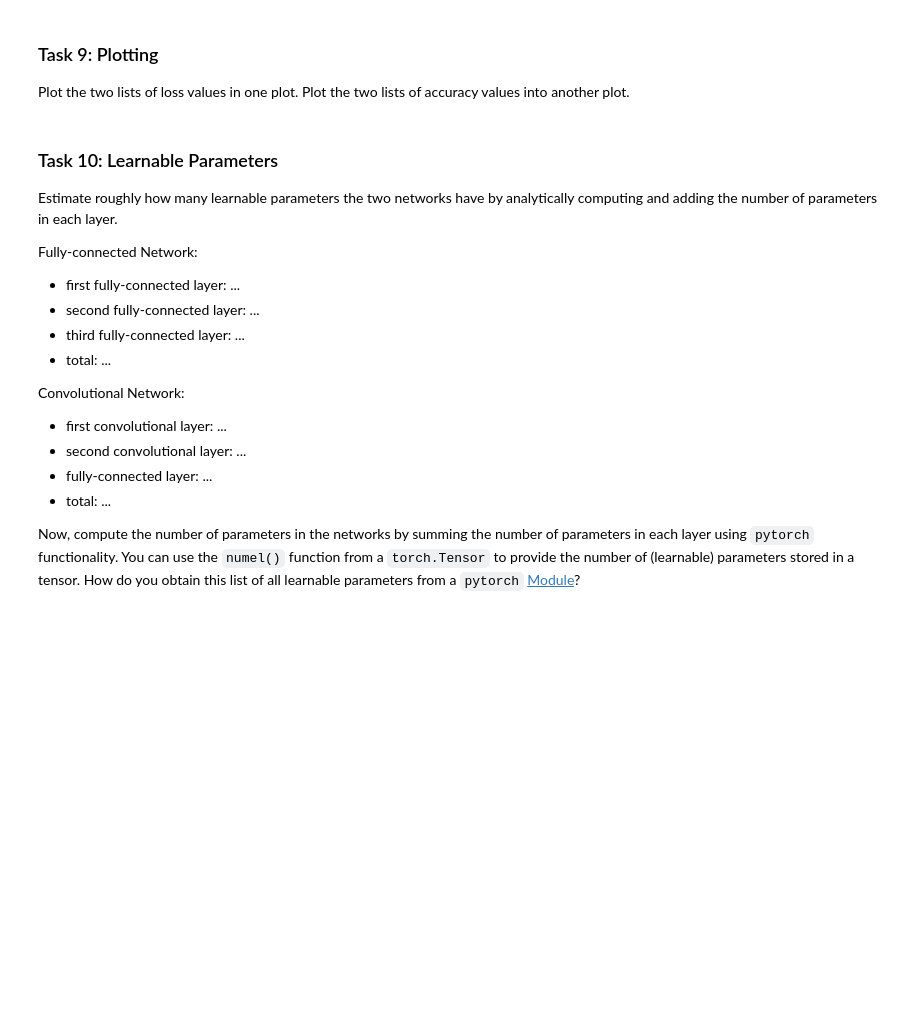
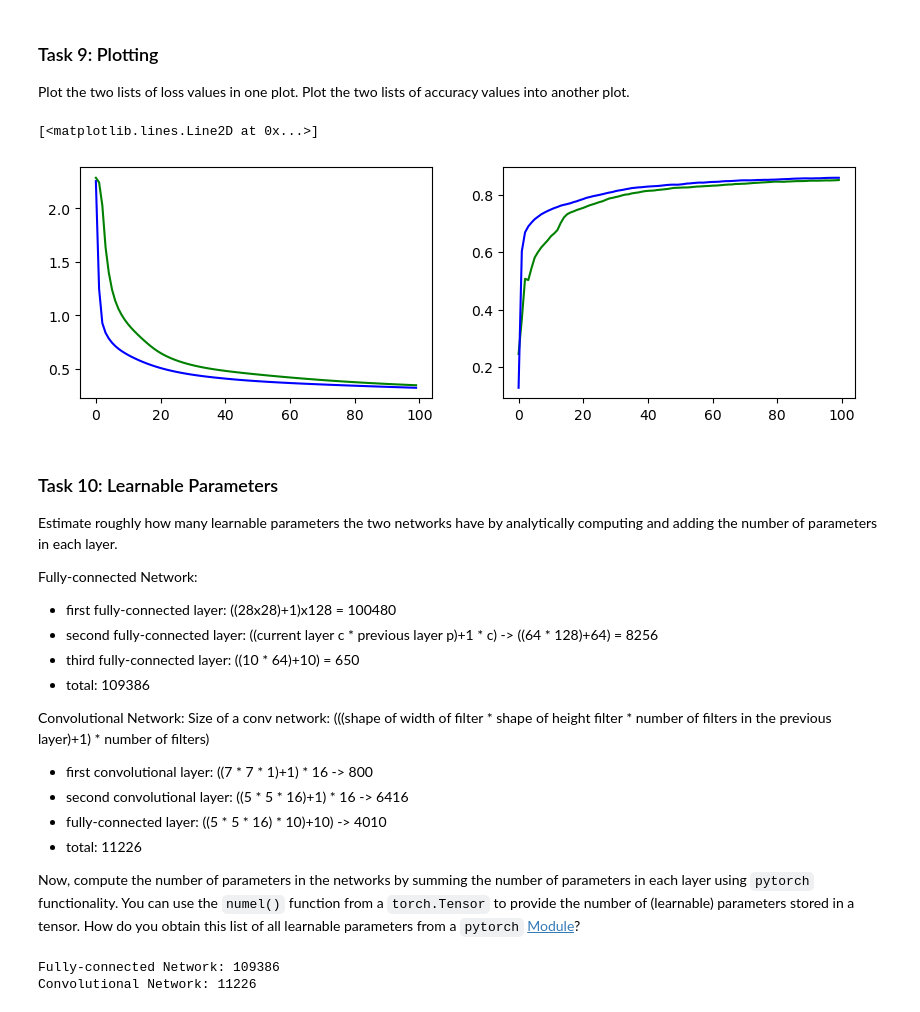
Before and after one commit to JorgeOrtizV/deepLearning_uzh, a Jupyter notebook: DL-Assignment06.ipynb, the cells around one changed output. Drawn from its saved outputs; the diff is of its cells as text; code cells hidden in the pictures; blank space fills up the shorter version.

```diff
--- a/DL-Assignment06.ipynb
+++ b/DL-Assignment06.ipynb
@@ -191,35 +209,50 @@ What do we need to take care of?
 
 Finally, return the lists of validation losses and accuracies.
 # %%
+from tqdm import tqdm
+
 def train(network, epochs, eta, momentum):
   # select loss function and optimizer
-  loss = ...
-  optimizer = ...
+  loss = torch.nn.CrossEntropyLoss()
+  optimizer = torch.optim.SGD(network.parameters(), lr=eta, momentum=momentum)
 
   # instantiate the correct device
-  device = torch.device("cuda")
+  device = 'cuda' if torch.cuda.is_available() else 'cpu'
   network = network.to(device)
 
   # collect loss values and accuracies over the training epochs
   val_loss, val_acc = [], []
 
-  for epoch in range(epochs):
+  for epoch in tqdm(range(epochs)):
     # train network on training data
     for x,t in trainloader:
       # put data to device
-      ...
+      x=x.to(device)
+      t=t.to(device)
       # train
-      ...
+      optimizer.zero_grad()
+      preds = network(x)
+      loss_result = loss(preds, t)
+      loss_result.backward()
+      optimizer.step()
 
     # test network on test data
     with torch.no_grad():
+      correct=0
+      count=0
       for x,t in testloader:
         # put data to device
-        ...
+        x = x.to(device)
+        t = t.to(device)
         # compute validation loss
-        ...
+        preds = network(x)
+        loss_result = loss(preds, t)
         # compute validation accuracy
-        ...
+        correct+=torch.sum(torch.argmax(preds, dim=1)==t).item()
+        count+=len(t)
+    acc = correct/count
+    val_acc.append(acc)
+    val_loss.append(loss_result.item())
 
 
   # return loss and accuracy values
@@ -235,3 +265,6 @@ fc_loss, fc_acc = train(...)
+# %%
+fc = fully_connected(D=28*28, K1=128, K2=64, O=10)
+fc_loss, fc_acc = train(fc, 100, 0.01, 0.9)
 # %% [markdown]
 ### Task 8: Convolutional Training
 
@@ -244,3 +274,6 @@ cv_loss, cv_acc = train(...)
+# %%
+cv = convolutional(Q1=16, Q2=16, O=10)
+cv_loss, cv_acc = train(cv, epochs=100, eta=0.01, momentum=0.9)
 # %% [markdown]
 ### Task 9: Plotting
 
@@ -248,29 +281,37 @@ Plot the two lists of loss values in one plot. Plot the two lists of accuracy va
 # %%
 from matplotlib import pyplot
 pyplot.figure(figsize=(10,3))
 ax = pyplot.subplot(121)
 # plot loss values of FC and CV network over epochs
-...
+ax.plot(range(100), [l.item() for l in fc_loss], "g-", label="Fully connected loss")
+ax.plot(range(100), [l.item() for l in cv_loss], "b-", label="Convolutional loss")
 
 ax = pyplot.subplot(122)
 # plot accuracy values of FC and CV network over epochs
-...
+ax.plot(fc_acc, "g-", label="Fully connected accuracy")
+ax.plot(cv_acc, "b-", label="convolutional accuracy")
+# %% [output]
+[<matplotlib.lines.Line2D at 0x...>]
+[figure, added]
 # %% [markdown]
 ### Task 10: Learnable Parameters
 
 Estimate roughly how many learnable parameters the two networks have by analytically computing and adding the number of parameters in each layer.
 
 Fully-connected Network:
-- first fully-connected layer: ...
-- second fully-connected layer: ...
-- third fully-connected layer: ...
-- total: ...
+- first fully-connected layer: ((28x28)+1)x128 = 100480
+- second fully-connected layer: ((current layer c * previous layer p)+1 * c) -> ((64 * 128)+64) = 8256
+- third fully-connected layer: ((10 * 64)+10) = 650
+- total: 109386
 
 Convolutional Network:
-- first convolutional layer: ...
-- second convolutional layer: ...
-- fully-connected layer: ...
-- total: ...
+Size of a conv network:
+(((shape of width of filter * shape of height filter * number of filters in the previous layer)+1) * number of filters)
+
+- first convolutional layer: ((7 * 7 * 1)+1) * 16 -> 800
+- second convolutional layer: ((5 * 5 * 16)+1) * 16 -> 6416
+- fully-connected layer: ((5 * 5 * 16) * 10)+10) -> 4010
+- total: 11226
 
 
 
@@ -279,7 +320,10 @@ You can use the `numel()` function from a `torch.Tensor` to provide the number o
 How do you obtain this list of all learnable parameters from a `pytorch` [Module](https://pytorch.org/docs/stable/generated/torch.nn.Module.html)?
 # %%
 def parameter_count(network):
-  return ...
+  return sum(p.numel() for p in network.parameters() if p.requires_grad)
 
 print("Fully-connected Network:", parameter_count(fc))
 print("Convolutional Network:", parameter_count(cv))
+# %% [output]
+Fully-connected Network: 109386
+Convolutional Network: 11226
```
Also changed, not shown: parts of 10 cells of this notebook, 7 other files.
